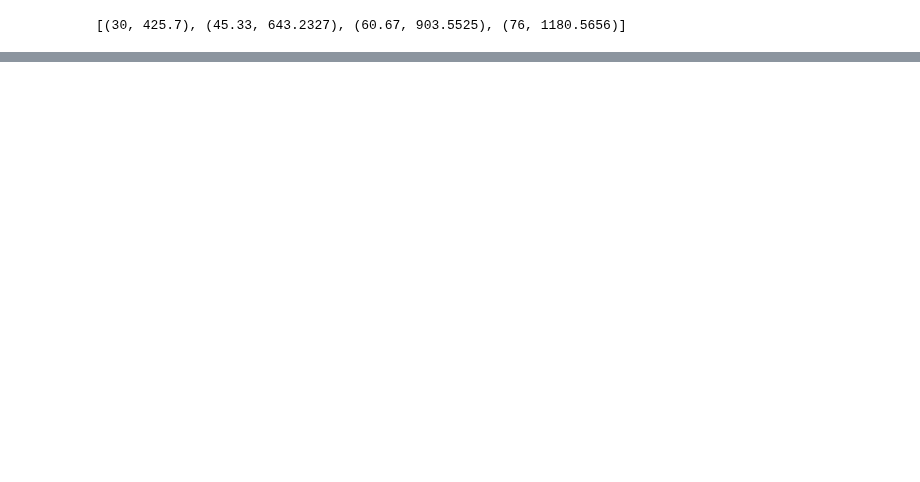
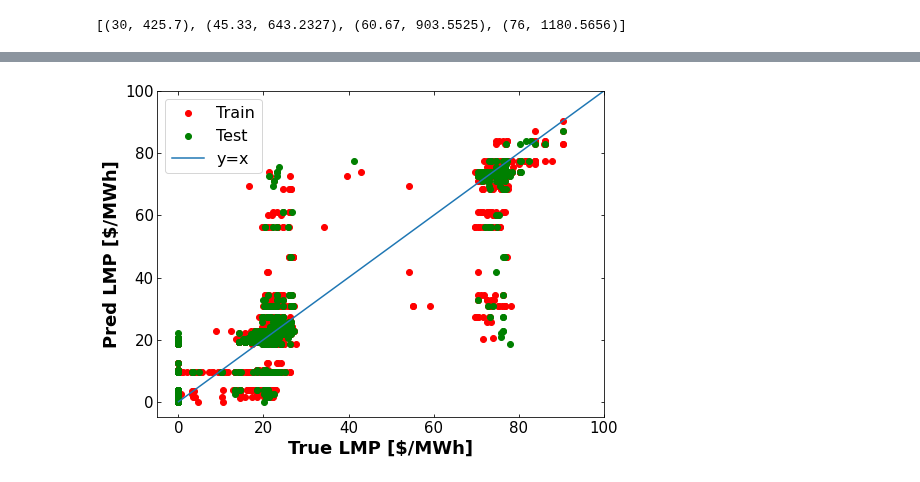
Before and after one commit to Xinhe-Chen/dispatches, a Jupyter notebook: dispatches/improved_pt/result_analysis/Price_load_plot.ipynb, the cells around one changed output, grey strips where cells are left out. Cells and saved outputs as stored; diff of their text form; code cells hidden in the pictures; blank space fills up the shorter version.

```diff
--- a/dispatches/improved_pt/result_analysis/Price_load_plot.ipynb
+++ b/dispatches/improved_pt/result_analysis/Price_load_plot.ipynb
@@ -153,0 +288,28 @@ tx_utils.validate_and_clean_cost_curve(curve=temp_curve, curve_type="cost_curve"
+# %%
+# fit the regressor
+param_grid = {'max_depth': [1,2,3,4,5,6,7,8,9,10, None]}
+
+# Use negative MSE so we can maximize the score
+grid_search = GridSearchCV(
+    DecisionTreeRegressor(random_state=0),
+    param_grid,
+    scoring='neg_mean_squared_error',
+    cv=5,
+    return_train_score=True
+)
+grid_search.fit(X_train, y_train)
+
+print("Best hyperparameters:", grid_search.best_params_)
+
+# Train on the full training dataset
+regressor = DecisionTreeRegressor(
+    random_state=0,
+    max_depth=grid_search.best_params_['max_depth']
+)
+
+# fit the model
+regressor.fit(X_train, y_train)
+
+# predict
+y_test_pred = regressor.predict(X_test)
+y_train_pred = regressor.predict(X_train)
@@ -153,0 +357,19 @@ tx_utils.validate_and_clean_cost_curve(curve=temp_curve, curve_type="cost_curve"
+# %%
+# parity plot
+def make_parity_plot(y_test, y_test_pred, y_train, y_train_pred):
+
+    plt.figure(figsize=(8, 6))
+    plt.scatter(y_train, y_train_pred, c="r", label="Train")
+    plt.scatter(y_test, y_test_pred, c="g", label="Test")
+    plt.plot(np.linspace(0,500), np.linspace(0,500), label="y=x")
+    plt.xlim(-5,100)
+    plt.ylim(-5,100)
+    plt.legend(prop={"size":16})
+    plt.xlabel("True LMP [$/MWh]", font=font1)
+    plt.ylabel("Pred LMP [$/MWh]", font=font1)
+    plt.tick_params(direction='in', top=True, right=True, labelsize = 15)
+
+    return
+make_parity_plot(y_test, y_test_pred, y_train, y_train_pred)
+# %% [output]
+[figure, added]
```
Also changed, not shown: parts of 42 cells of this notebook, 2 other files.
